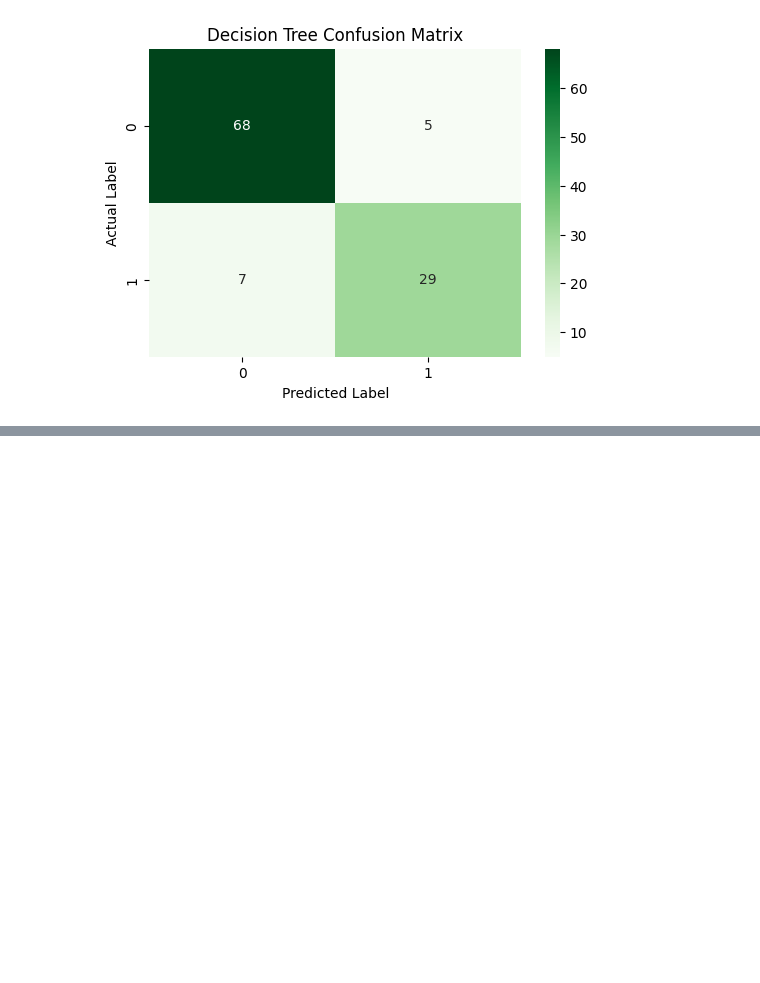
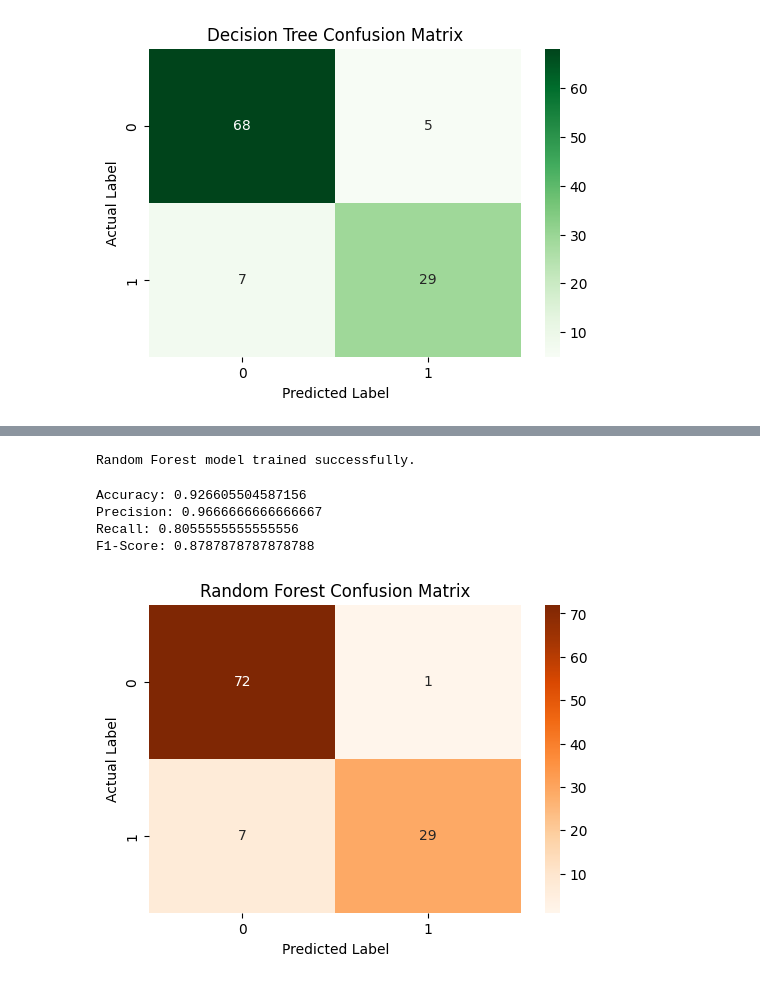
Before and after one commit to Benita2004/Pcos-Xai-Dissertation, a Jupyter notebook: notebooks/03_model_training.ipynb, the cells around one changed output, grey strips where cells are left out. Saved outputs shown, nothing was run; the diff lists cells and outputs as text; code cells hidden in the pictures; blank space fills up the shorter version.

Commit message:
Train and evaluate Random Forest classification model

```diff
--- a/notebooks/03_model_training.ipynb
+++ b/notebooks/03_model_training.ipynb
@@ -303,0 +308,72 @@ plt.show()
+# %%
+
+# Random Forest Model Training
+
+
+# Create Random Forest model
+# n_estimators controls the number of decision trees
+
+rf_model = RandomForestClassifier(
+    n_estimators=100,
+    random_state=42
+)
+
+# Train the model using the scaled training data
+rf_model.fit(X_train_scaled, y_train)
+
+# Generate predictions on the testing dataset
+y_pred_rf = rf_model.predict(X_test_scaled)
+
+# Display confirmation message
+print("Random Forest model trained successfully.")
+# %% [output]
+Random Forest model trained successfully.
+# %%
+
+# Random Forest Evaluation
+
+# Calculate evaluation metrics
+
+rf_accuracy = accuracy_score(y_test, y_pred_rf)
+rf_precision = precision_score(y_test, y_pred_rf)
+rf_recall = recall_score(y_test, y_pred_rf)
+rf_f1 = f1_score(y_test, y_pred_rf)
+
+# Display results
+
+print("Accuracy:", rf_accuracy)
+print("Precision:", rf_precision)
+print("Recall:", rf_recall)
+print("F1-Score:", rf_f1)
+# %% [output]
+Accuracy: 0.926605504587156
+Precision: 0.9666666666666667
+Recall: 0.8055555555555556
+F1-Score: 0.8787878787878788
+# %%
+
+# Random Forest Confusion Matrix
+
+
+# Generate confusion matrix
+cm_rf = confusion_matrix(y_test, y_pred_rf)
+
+# Create heatmap visualisation
+plt.figure(figsize=(6,4))
+
+sns.heatmap(
+    cm_rf,
+    annot=True,
+    fmt='d',
+    cmap='Oranges'
+)
+
+# Add labels and title
+plt.xlabel("Predicted Label")
+plt.ylabel("Actual Label")
+plt.title("Random Forest Confusion Matrix")
+
+# Display plot
+plt.show()
+# %% [output]
+[figure, added]
```
Also changed, not shown: parts of 1 cell of this notebook.
